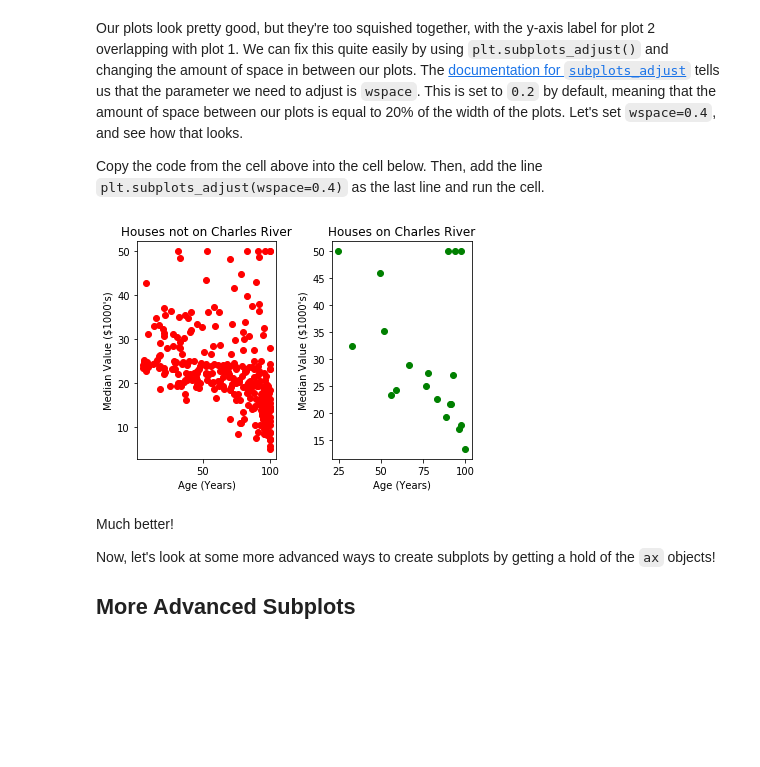
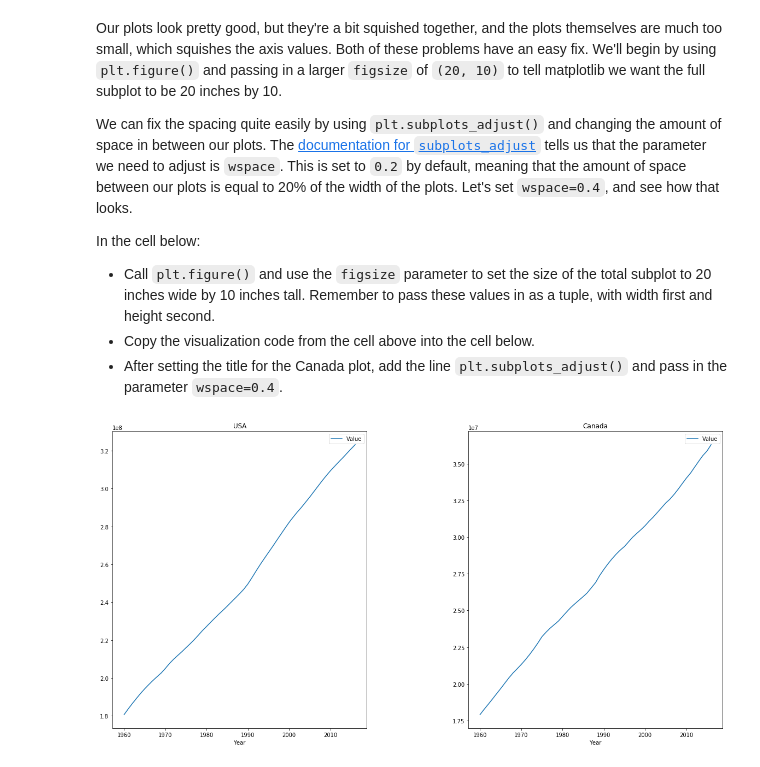
Before and after one commit to learn-co-curriculum/dsc-subplots-and-enumeration-lab, a Jupyter notebook: index.ipynb, the cells around one changed output. Cells and saved outputs as stored; diff of their text form; code cells hidden in the pictures; blank space fills up the shorter version.

```diff
--- a/index.ipynb
+++ b/index.ipynb
@@ -89,25 +126,22 @@ Text(0, 0.5, "Median Value ($1000's)")
 # %% [markdown]
-Our plots look pretty good, but they're too squished together, with the y-axis label for plot 2 overlapping with plot 1. We can fix this quite easily by using `plt.subplots_adjust()` and changing the amount of space in between our plots. The [documentation for `subplots_adjust`](https://matplotlib.org/api/_as_gen/matplotlib.pyplot.subplots_adjust.html) tells us that the parameter we need to adjust is `wspace`. This is set to `0.2` by default, meaning that the amount of space between our plots is equal to 20% of the width of the plots. Let's set `wspace=0.4`, and see how that looks.
+Our plots look pretty good, but they're a bit squished together, and the plots themselves are much too small, which squishes the axis values.  Both of these problems have an easy fix. We'll begin by using `plt.figure()` and passing in a larger `figsize` of `(20, 10)` to tell matplotlib we want the full subplot to be 20 inches by 10.
 
-Copy the code from the cell above into the cell below. Then, add the line `plt.subplots_adjust(wspace=0.4)` as the last line and run the cell.
+We can fix the spacing quite easily by using `plt.subplots_adjust()` and changing the amount of space in between our plots. The [documentation for `subplots_adjust`](https://matplotlib.org/api/_as_gen/matplotlib.pyplot.subplots_adjust.html) tells us that the parameter we need to adjust is `wspace`. This is set to `0.2` by default, meaning that the amount of space between our plots is equal to 20% of the width of the plots. Let's set `wspace=0.4`, and see how that looks.
+
+In the cell below:
+
+* Call `plt.figure()` and use the `figsize` parameter to set the size of the total subplot to 20 inches wide by 10 inches tall. Remember to pass these values in as a tuple, with width first and height second.
+* Copy the visualization code from the cell above into the cell below.
+* After setting the title for the Canada plot, add the line `plt.subplots_adjust()` and pass in the parameter `wspace=0.4`.
-# %%
-plt.figure()
-plt.subplot(1,2,1)
-plt.plot(x_0, y_0, 'ro')
-plt.title("Houses not on Charles River")
-plt.xlabel("Age (Years)")
-plt.ylabel("Median Value ($1000's)")
-plt.subplot(1,2,2)
-plt.plot(x_1, y_1, 'go')
-plt.title("Houses on Charles River")
-plt.xlabel("Age (Years)")
-plt.ylabel("Median Value ($1000's)")
-plt.subplots_adjust(wspace=0.4)
-# %% [output]
-[figure, removed]
-# %% [markdown]
-Much better!
-
-Now, let's look at some more advanced ways to create subplots by getting a hold of the `ax` objects!
-
-## More Advanced Subplots
+# %%
+plt.figure(figsize=(20, 10))
+ax1 = plt.subplot(1, 2, 1)
+usa.plot(x='Year', y='Value', ax=ax1)
+ax1.set_title("USA")
+
+ax2 = plt.subplot(1, 2, 2)
+canada.plot(x='Year', y='Value', ax=ax2)
+ax2.set_title('Canada')
+plt.subplots_adjust(wspace=0.4)
+# %% [output]
+[figure, added]
```
Also changed, not shown: parts of 19 cells of this notebook, 6 other files.
